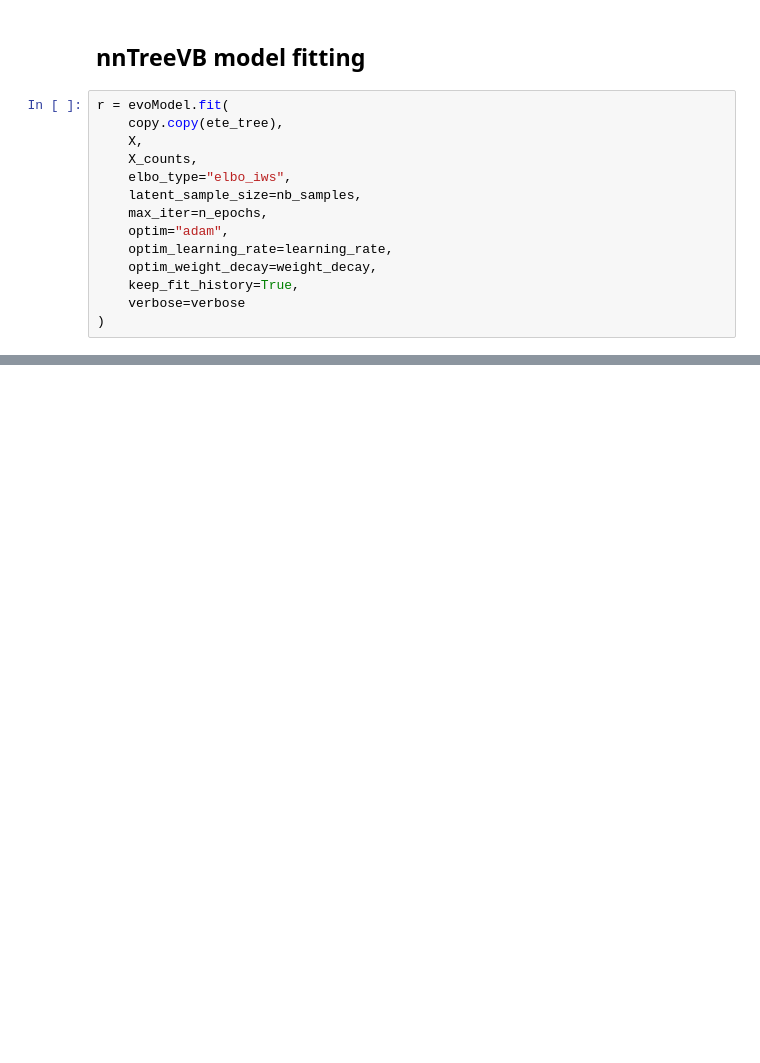
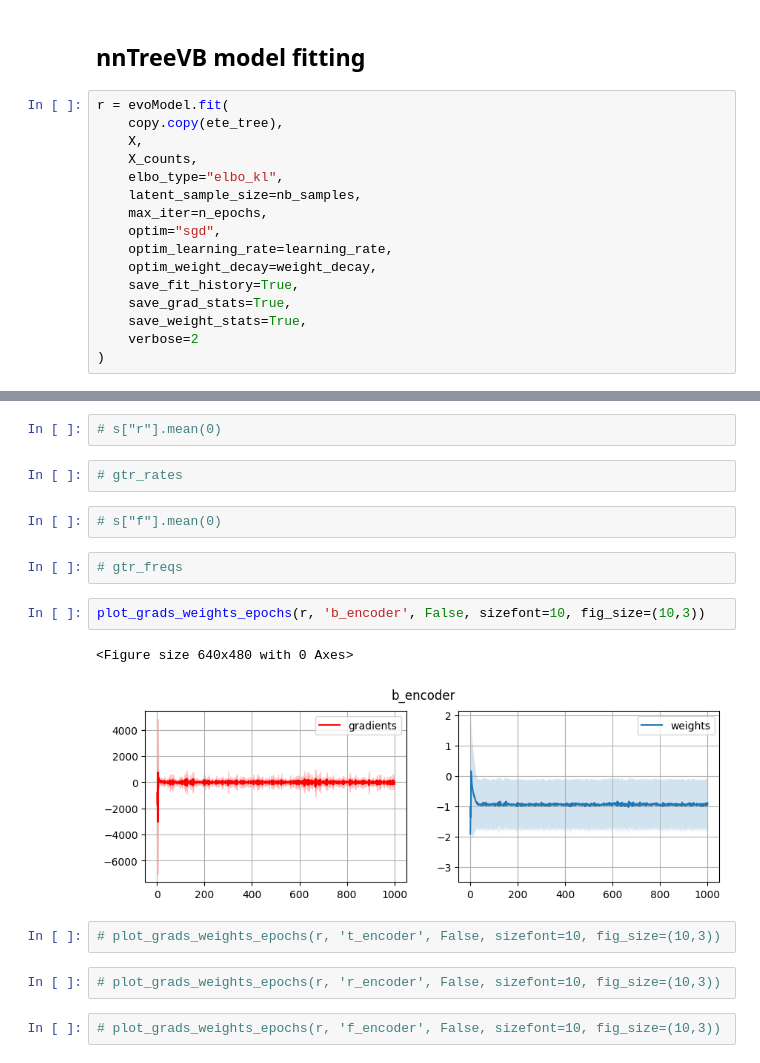
Before and after one commit to maremita/nnTreeVB, a Jupyter notebook: notebooks/nnTreeVB.ipynb, the cells around one changed output, grey strips where cells are left out. Cells and saved outputs as stored; diff of their text form; blank space fills up the shorter version.

Commit message:
Save gradients and weights stats during fitting

```diff
--- a/notebooks/nnTreeVB.ipynb
+++ b/notebooks/nnTreeVB.ipynb
@@ -242,12 +266,14 @@ r = evoModel.fit(
     copy.copy(ete_tree),
     X,
     X_counts,
-    elbo_type="elbo_iws",
+    elbo_type="elbo_kl",
     latent_sample_size=nb_samples,
     max_iter=n_epochs,
-    optim="adam",
+    optim="sgd",
     optim_learning_rate=learning_rate,
     optim_weight_decay=weight_decay,
-    keep_fit_history=True,
-    verbose=verbose
+    save_fit_history=True,
+    save_grad_stats=True,
+    save_weight_stats=True,
+    verbose=2
 )
@@ -275,0 +315,19 @@ s["f"].mean(0)
+# %%
+# s["r"].mean(0)
+# %%
+# gtr_rates
+# %%
+# s["f"].mean(0)
+# %%
+# gtr_freqs
+# %%
+plot_grads_weights_epochs(r, 'b_encoder', False, sizefont=10, fig_size=(10,3))
+# %% [output]
+<Figure size 640x480 with 0 Axes>
+[figure, added]
+# %%
+# plot_grads_weights_epochs(r, 't_encoder', False, sizefont=10, fig_size=(10,3))
+# %%
+# plot_grads_weights_epochs(r, 'r_encoder', False, sizefont=10, fig_size=(10,3))
+# %%
+# plot_grads_weights_epochs(r, 'f_encoder', False, sizefont=10, fig_size=(10,3))
```
Also changed, not shown: parts of 26 cells of this notebook, 4 other files.
